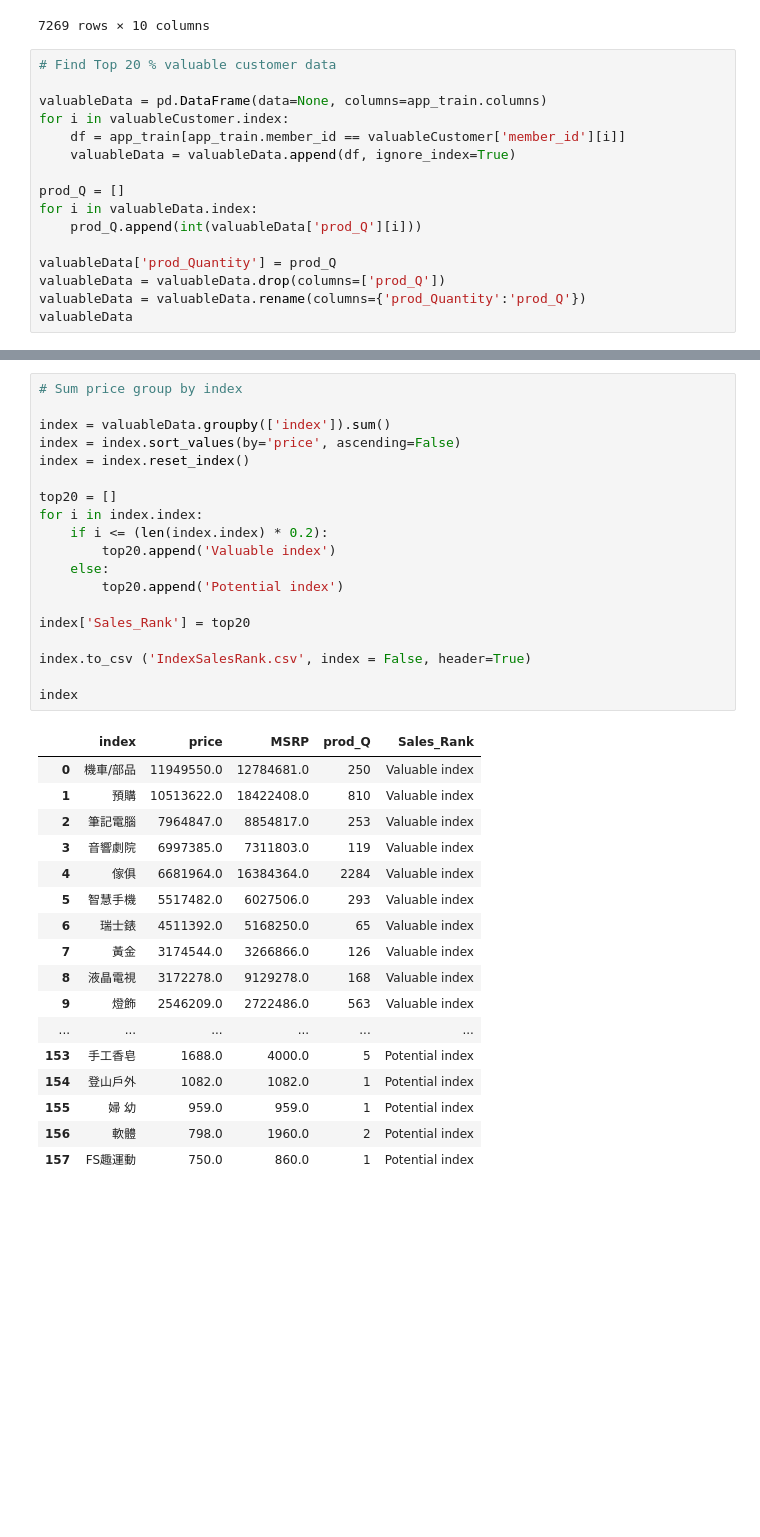
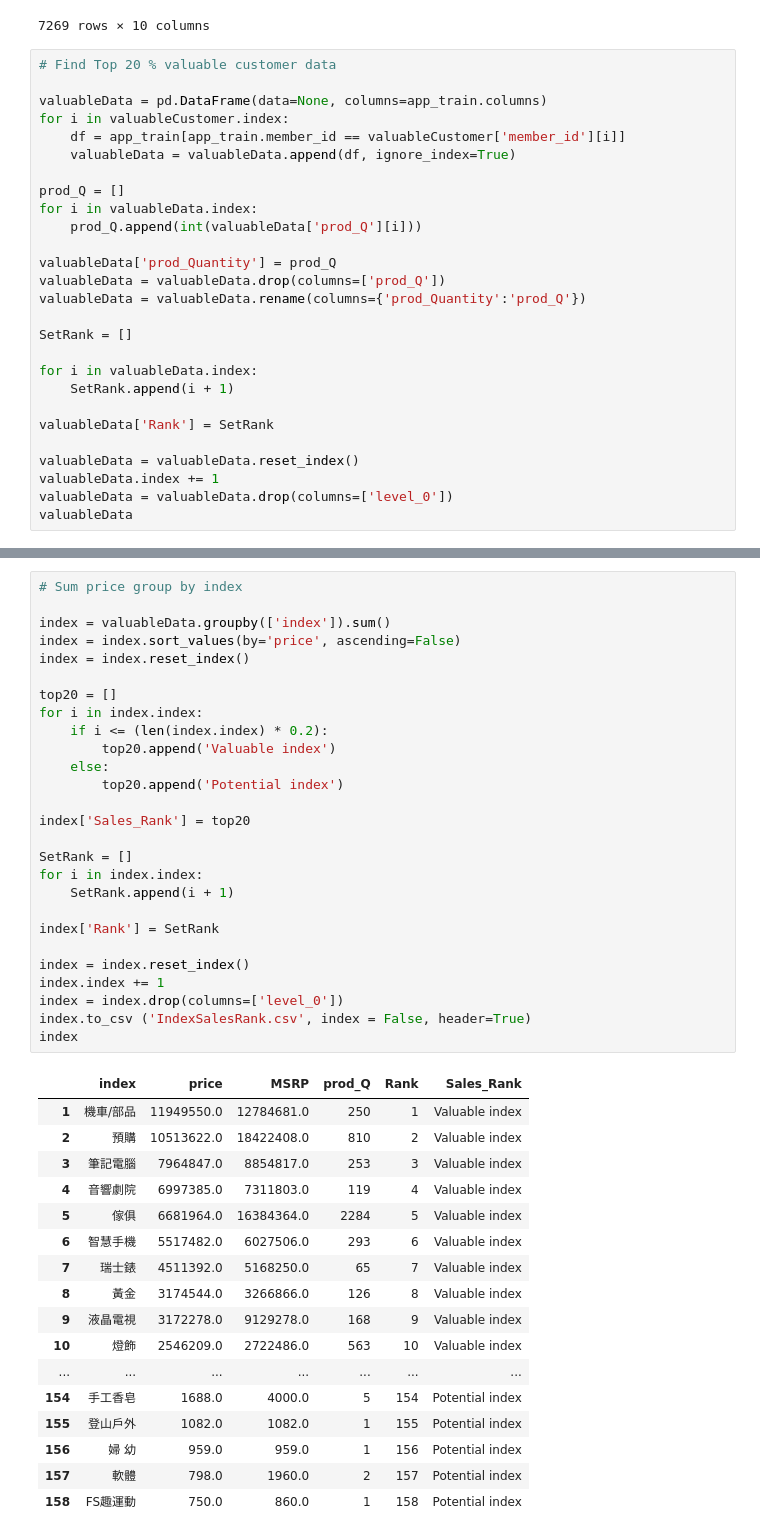
Before and after one commit to Ken0327/DataInnovation, a Jupyter notebook: DFM_Model-z_score_pchome.ipynb, the cells around one changed output, grey strips where cells are left out. Drawn from its saved outputs; the diff is of its cells as text; blank space fills up the shorter version.

```diff
--- a/DFM_Model-z_score_pchome.ipynb
+++ b/DFM_Model-z_score_pchome.ipynb
@@ -299,5 +299,16 @@ for i in valuableData.index:
 valuableData['prod_Quantity'] = prod_Q
 valuableData = valuableData.drop(columns=['prod_Q'])
 valuableData = valuableData.rename(columns={'prod_Quantity':'prod_Q'})
+
+SetRank = []
+
+for i in valuableData.index:
+    SetRank.append(i + 1)
+
+valuableData['Rank'] = SetRank
+
+valuableData = valuableData.reset_index()
+valuableData.index += 1
+valuableData = valuableData.drop(columns=['level_0'])
 valuableData
 # %% [output]
@@ -322,37 +333,45 @@ valuableData
 # %%
 # Sum price group by index
 
 index = valuableData.groupby(['index']).sum()
 index = index.sort_values(by='price', ascending=False)
 index = index.reset_index()
 
 top20 = []
 for i in index.index:
     if i <= (len(index.index) * 0.2):
         top20.append('Valuable index')
     else:
         top20.append('Potential index')
 
 index['Sales_Rank'] = top20
 
+SetRank = []
+for i in index.index:
+    SetRank.append(i + 1)
+
+index['Rank'] = SetRank
+
+index = index.reset_index()
+index.index += 1
+index = index.drop(columns=['level_0'])
 index.to_csv ('IndexSalesRank.csv', index = False, header=True)
-
 index
 # %% [output]
-|  | index | price | MSRP | prod_Q | Sales_Rank |
-| 0 | 機車/部品 | 11949550.0 | 12784681.0 | 250 | Valuable index |
-| 1 | 預購 | 10513622.0 | 18422408.0 | 810 | Valuable index |
-| 2 | 筆記電腦 | 7964847.0 | 8854817.0 | 253 | Valuable index |
-| 3 | 音響劇院 | 6997385.0 | 7311803.0 | 119 | Valuable index |
-| 4 | 傢俱 | 6681964.0 | 16384364.0 | 2284 | Valuable index |
-| 5 | 智慧手機 | 5517482.0 | 6027506.0 | 293 | Valuable index |
-| 6 | 瑞士錶 | 4511392.0 | 5168250.0 | 65 | Valuable index |
-| 7 | 黃金 | 3174544.0 | 3266866.0 | 126 | Valuable index |
-| 8 | 液晶電視 | 3172278.0 | 9129278.0 | 168 | Valuable index |
-| 9 | 燈飾 | 2546209.0 | 2722486.0 | 563 | Valuable index |
-| ... | ... | ... | ... | ... | ... |
-| 153 | 手工香皂 | 1688.0 | 4000.0 | 5 | Potential index |
-| 154 | 登山戶外 | 1082.0 | 1082.0 | 1 | Potential index |
-| 155 | 婦 幼 | 959.0 | 959.0 | 1 | Potential index |
-| 156 | 軟體 | 798.0 | 1960.0 | 2 | Potential index |
-| 157 | FS趣運動 | 750.0 | 860.0 | 1 | Potential index |
+|  | index | price | MSRP | prod_Q | Rank | Sales_Rank |
+| 1 | 機車/部品 | 11949550.0 | 12784681.0 | 250 | 1 | Valuable index |
+| 2 | 預購 | 10513622.0 | 18422408.0 | 810 | 2 | Valuable index |
+| 3 | 筆記電腦 | 7964847.0 | 8854817.0 | 253 | 3 | Valuable index |
+| 4 | 音響劇院 | 6997385.0 | 7311803.0 | 119 | 4 | Valuable index |
+| 5 | 傢俱 | 6681964.0 | 16384364.0 | 2284 | 5 | Valuable index |
+| 6 | 智慧手機 | 5517482.0 | 6027506.0 | 293 | 6 | Valuable index |
+| 7 | 瑞士錶 | 4511392.0 | 5168250.0 | 65 | 7 | Valuable index |
+| 8 | 黃金 | 3174544.0 | 3266866.0 | 126 | 8 | Valuable index |
+| 9 | 液晶電視 | 3172278.0 | 9129278.0 | 168 | 9 | Valuable index |
+| 10 | 燈飾 | 2546209.0 | 2722486.0 | 563 | 10 | Valuable index |
+| ... | ... | ... | ... | ... | ... | ... |
+| 154 | 手工香皂 | 1688.0 | 4000.0 | 5 | 154 | Potential index |
+| 155 | 登山戶外 | 1082.0 | 1082.0 | 1 | 155 | Potential index |
+| 156 | 婦 幼 | 959.0 | 959.0 | 1 | 156 | Potential index |
+| 157 | 軟體 | 798.0 | 1960.0 | 2 | 157 | Potential index |
+| 158 | FS趣運動 | 750.0 | 860.0 | 1 | 158 | Potential index |
```
Also changed, not shown: parts of 5 cells of this notebook, 5 other files.
